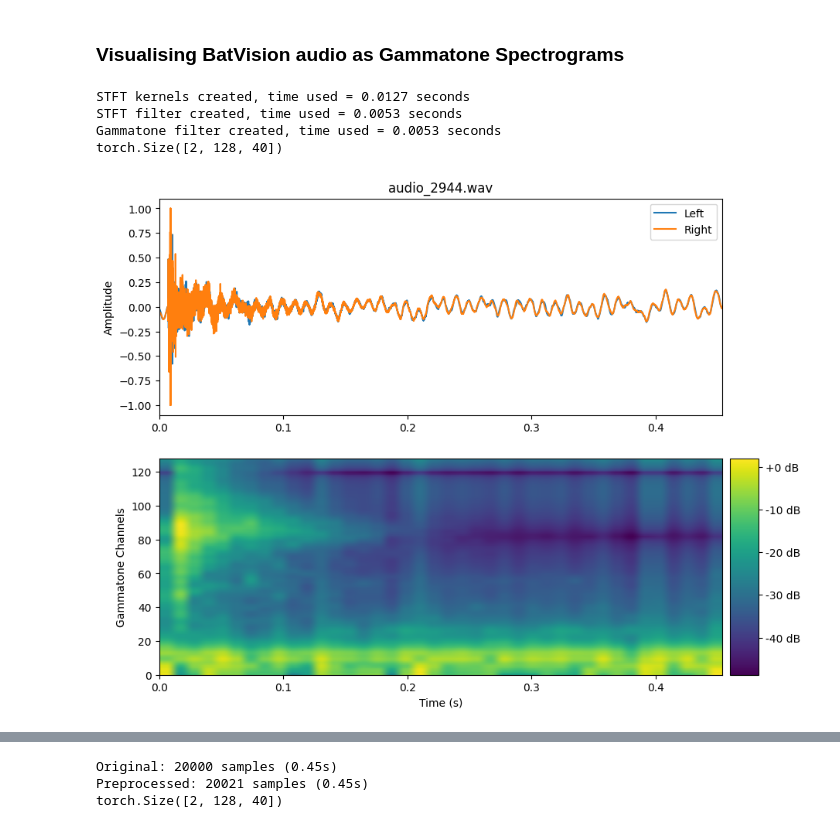
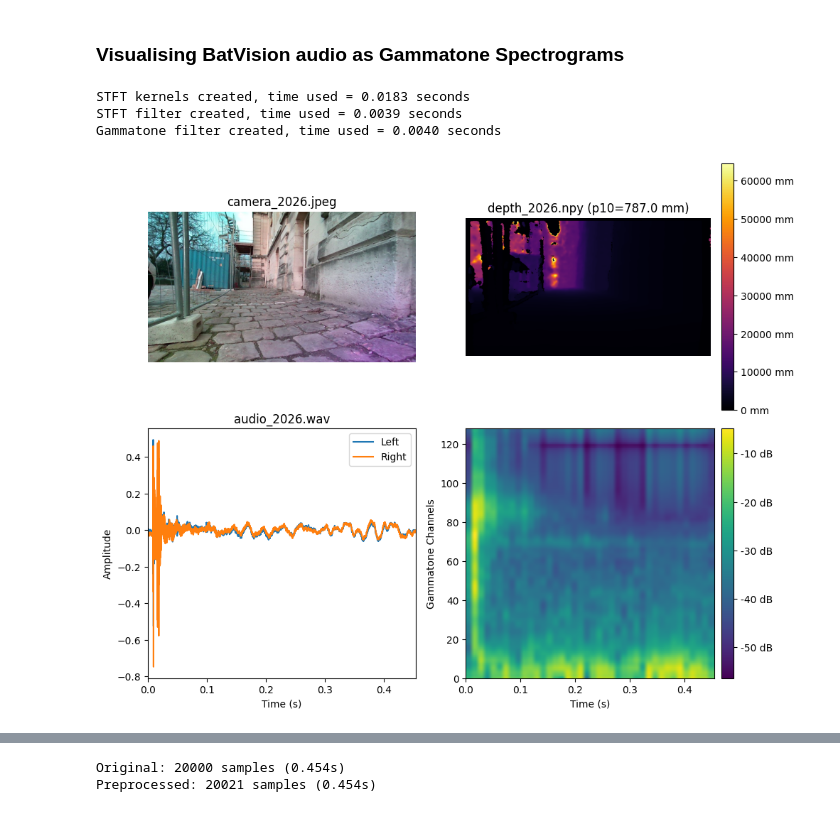
Before and after one commit to jackr03/bio-inspired-sonar-for-underwater-object-detection, a Jupyter notebook: notebooks/phase3/exploration.ipynb, the cells around one changed output, grey strips where cells are left out. Saved outputs shown, nothing was run; the diff lists cells and outputs as text; code cells hidden in the pictures.

Commit message:
Update preprocessing for BatVision to get our own labels for p10

```diff
--- a/notebooks/phase3/exploration.ipynb
+++ b/notebooks/phase3/exploration.ipynb
@@ -58,9 +58,16 @@ Median: 0.454s
 # %% [markdown]
 ### Visualising BatVision audio as Gammatone Spectrograms
 # %%
-def get_random_audio(dir: Path) -> Path:
+def get_random_sample(dir: Path) -> tuple[Path, Path, Path]:
+    """Grab a random audio file, as well as the associated camera picture and depth file."""
     audio_files = list(dir.rglob('*.wav'))
-    return audio_files[np.random.randint(0, len(audio_files))]
+    audio_path = audio_files[np.random.randint(0, len(audio_files))]
+    env_dir = audio_path.parent.parent
+    index = audio_path.stem.split('_')[1]
+    camera_path = env_dir / 'camera' / f'camera_{index}.jpeg'
+    depth_path = env_dir / 'depth' / f'depth_{index}.npy'
+
+    return audio_path, camera_path, depth_path
 
 def visualise_audio_data() -> None:
     config = CONFIG.batvision
@@ -68,62 +75,70 @@ def visualise_audio_data() -> None:
     spectrogram_transformer = get_spectrogram_transformer(config, filterbank='gammatone')
 
     for i in range(3):
-        file = get_random_audio(INPUT_DIR)
+        audio_path, camera_path, depth_path = get_random_sample(INPUT_DIR)
 
-        raw_waveform, raw_sample_rate = torchaudio.load(file, normalize=True)
+        raw_waveform, raw_sample_rate = torchaudio.load(audio_path)
         new_waveform = waveform_transformer(raw_waveform)
         gammatone_spectrogram = spectrogram_transformer(new_waveform)
-        print(gammatone_spectrogram.shape)
 
         new_samples = new_waveform.shape[1]
         new_duration = new_samples / config.target_sample_rate
 
         # Plotting
-        fig, (ax1, ax2) = plt.subplots(2, 1, figsize=(10, 8))
+        fig, axes = plt.subplots(2, 2, figsize=(10, 8))
+
+        # Camera
+        camera_img = plt.imread(camera_path)
+        axes[0, 0].imshow(camera_img)
+        axes[0, 0].set_title(camera_path.name)
+        axes[0, 0].axis('off')
+
+        # Depth
+        depth_map = np.load(depth_path).astype(float)
+        im_depth = axes[0, 1].imshow(depth_map, cmap='inferno')
+        valid = depth_map[depth_map > 0]
+        p10 = np.percentile(valid, 10)
+        axes[0, 1].set_title(f'{depth_path.name} (p10={p10} mm)')
+        axes[0, 1].axis('off')
+        fig.colorbar(im_depth, ax=axes[0, 1], format='%.0f mm', fraction=0.046, pad=0.04)
 
         # Waveform
         time_axis = np.linspace(0, new_duration, new_samples)
-        ax1.plot(time_axis, new_waveform[0].numpy(), label='Left')
-        ax1.plot(time_axis, new_waveform[1].numpy(), label='Right')
-        ax1.set_title(file.name)
-        ax1.set_xlim(0, new_duration)
-        ax1.set_ylabel('Amplitude')
-        ax1.legend()
-
-        # Placeholder to allow the two graphs to align
-        div1 = make_axes_locatable(ax1)
-        cax1 = div1.append_axes("right", size="5%", pad=0.1)
-        cax1.axis("off")
+        axes[1, 0].plot(time_axis, new_waveform[0].numpy(), label='Left')
+        axes[1, 0].plot(time_axis, new_waveform[1].numpy(), label='Right')
+        axes[1, 0].set_title(audio_path.name)
+        axes[1, 0].set_xlim(0, new_duration)
+        axes[1, 0].set_xlabel('Time (s)')
+        axes[1, 0].set_ylabel('Amplitude')
+        axes[1, 0].legend()
 
         # Gammatone Spectrogram
-        img = ax2.imshow(
+        img = axes[1, 1].imshow(
             gammatone_spectrogram[0].numpy(),
             origin='lower',
             aspect='auto',
             cmap='viridis',
             extent=[0, new_duration, 0, config.n_bins],
         )
-        ax2.set_ylabel('Gammatone Channels')
-        ax2.set_xlabel('Time (s)')
-
-        div2 = make_axes_locatable(ax2)
+        axes[1, 1].set_ylabel('Gammatone Channels')
+        axes[1, 1].set_xlabel('Time (s)')
+        div2 = make_axes_locatable(axes[1, 1])
         cax2 = div2.append_axes("right", size="5%", pad=0.1)
         fig.colorbar(img, cax=cax2, format='%+2.0f dB')
 
+        plt.tight_layout()
         plt.show()
 
         display(Audio(data=new_waveform, rate=config.target_sample_rate))
-        print(f'Original: {raw_waveform.shape[1]} samples ({raw_waveform.shape[1]/raw_sample_rate:.2f}s)')
-        print(f'Preprocessed: {new_samples} samples ({new_duration:.2f}s)')
+        print(f'Original: {raw_waveform.shape[1]} samples ({raw_waveform.shape[1]/raw_sample_rate:.3f}s)')
+        print(f'Preprocessed: {new_samples} samples ({new_duration:.3f}s)')
 
 visualise_audio_data()
 # %% [output]
-STFT kernels created, time used = 0.0127 seconds
-STFT filter created, time used = 0.0053 seconds
-Gammatone filter created, time used = 0.0053 seconds
-torch.Size([2, 128, 40])
+STFT kernels created, time used = 0.0183 seconds
+STFT filter created, time used = 0.0039 seconds
+Gammatone filter created, time used = 0.0040 seconds
-[figure, old version]
+[figure, new version]
 [interactive output not drawn]
-Original: 20000 samples (0.45s)
-Preprocessed: 20021 samples (0.45s)
-torch.Size([2, 128, 40])
+Original: 20000 samples (0.454s)
+Preprocessed: 20021 samples (0.454s)
```
Also changed, not shown: parts of 3 cells of this notebook, 5 other files.
